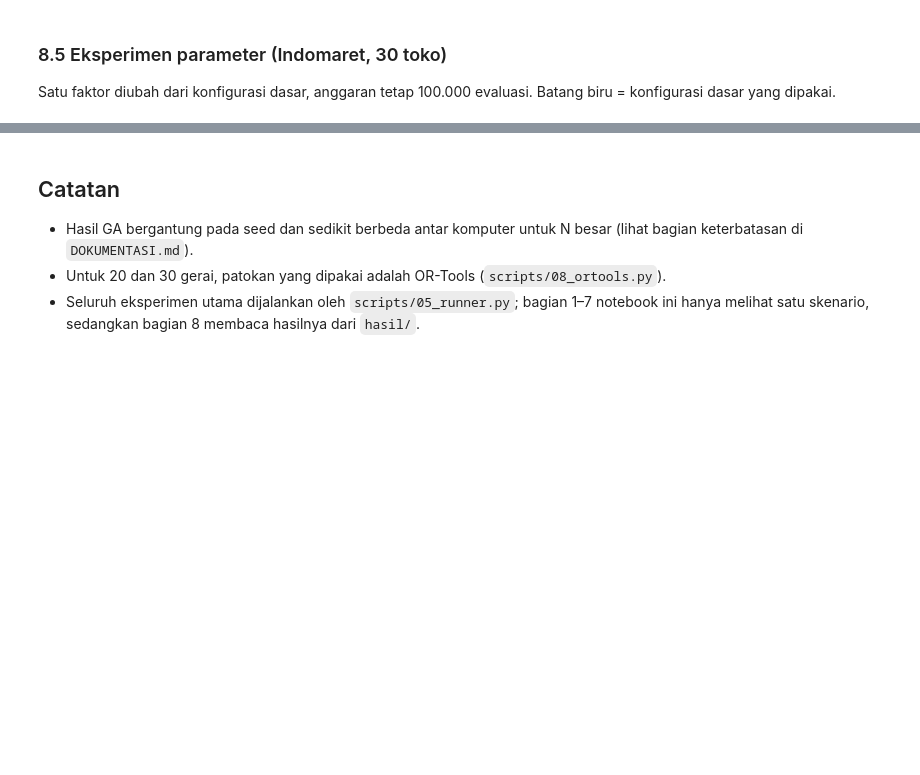
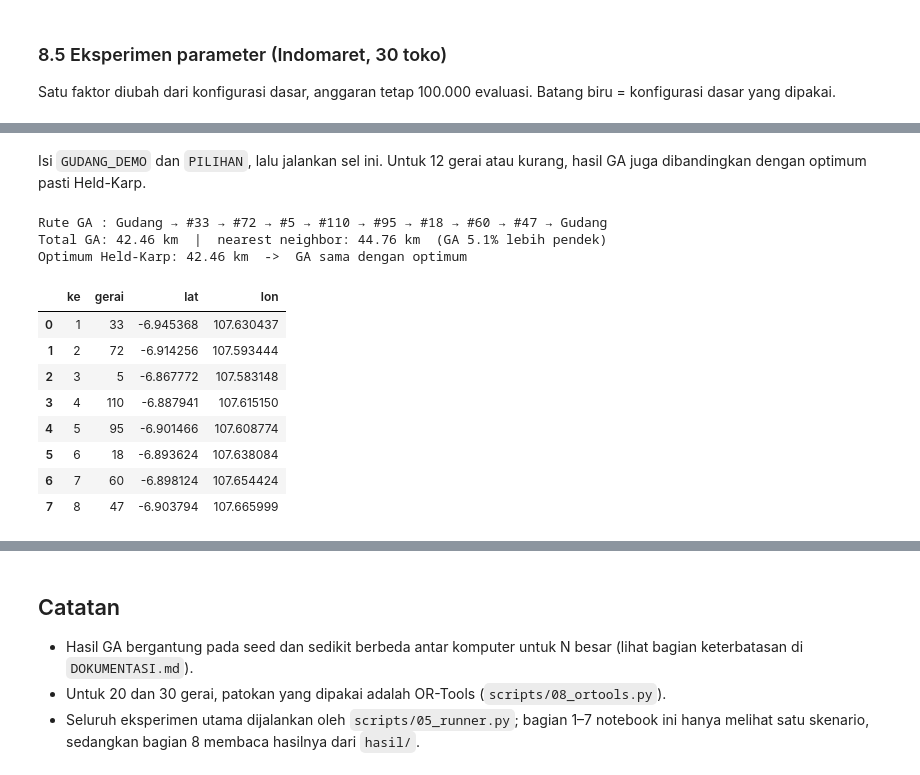
Before and after one commit to raenaldiardiansyah/Genetic-algorithm, a Jupyter notebook: ga_demo.ipynb, the cells around one changed output, grey strips where cells are left out. Drawn from its saved outputs; the diff is of its cells as text; code cells hidden in the pictures; blank space fills up the shorter version.

```diff
--- a/ga_demo.ipynb
+++ b/ga_demo.ipynb
@@ -321,0 +375,42 @@ plt.show()
+# %% [markdown]
+Isi `GUDANG_DEMO` dan `PILIHAN`, lalu jalankan sel ini. Untuk 12 gerai atau kurang, hasil GA juga dibandingkan
+dengan optimum pasti Held-Karp.
+# %%
+GUDANG_DEMO = 1                               # 1 = Timur (Gedebage), 2 = Barat (Kopo), 3 = Utara (Setiabudi)
+PILIHAN = [5, 18, 33, 47, 60, 72, 95, 110]    # nomor gerai dari peta di atas
+
+assert GUDANG_DEMO in (1, 2, 3), "GUDANG_DEMO harus 1, 2, atau 3"
+assert len(PILIHAN) >= 2 and len(set(PILIHAN)) == len(PILIHAN), "Pilih minimal 2 gerai, tanpa nomor ganda"
+assert all(1 <= p <= len(gerai_df) for p in PILIHAN), f"Nomor gerai harus 1 sampai {len(gerai_df)}"
+
+baris_toko = [konfig.JUMLAH_GUDANG + p - 1 for p in PILIHAN]   # matriks: 3 gudang dulu, lalu gerai
+Dd = submatriks(D_demo, GUDANG_DEMO - 1, baris_toko)
+rute_demo, km_demo, _ = jalankan_ga(Dd, konfig.UKURAN_POP, konfig.GENERASI, seed=1)
+rute_nn_demo, km_nn_demo = nearest_neighbor(Dd)
+
+nama = lambda i: "Gudang" if i == 0 else f"#{PILIHAN[i - 1]}"
+print("Rute GA :", " → ".join(nama(i) for i in [0, *rute_demo, 0]))
+print(f"Total GA: {km_demo:.2f} km  |  nearest neighbor: {km_nn_demo:.2f} km  "
+      f"(GA {100 * (km_nn_demo - km_demo) / km_nn_demo:.1f}% lebih pendek)")
+if len(PILIHAN) <= 12:
+    _, km_hk_demo = held_karp(Dd)
+    selisih = 100 * (km_demo - km_hk_demo) / km_hk_demo
+    print(f"Optimum Held-Karp: {km_hk_demo:.2f} km  ->  "
+          + ("GA sama dengan optimum" if selisih < 1e-9 else f"GA {selisih:.2f}% di atas optimum"))
+
+urutan = pd.DataFrame({"ke": range(1, len(rute_demo) + 1), "gerai": [PILIHAN[i - 1] for i in rute_demo]})
+urutan[["lat", "lon"]] = gerai_df.iloc[urutan.gerai - 1][["lat", "lon"]].values
+display(urutan)
+# %% [output]
+Rute GA : Gudang → #33 → #72 → #5 → #110 → #95 → #18 → #60 → #47 → Gudang
+Total GA: 42.46 km  |  nearest neighbor: 44.76 km  (GA 5.1% lebih pendek)
+Optimum Held-Karp: 42.46 km  ->  GA sama dengan optimum
+|  | ke | gerai | lat | lon |
+| 0 | 1 | 33 | -6.945368 | 107.630437 |
+| 1 | 2 | 72 | -6.914256 | 107.593444 |
+| 2 | 3 | 5 | -6.867772 | 107.583148 |
+| 3 | 4 | 110 | -6.887941 | 107.615150 |
+| 4 | 5 | 95 | -6.901466 | 107.608774 |
+| 5 | 6 | 18 | -6.893624 | 107.638084 |
+| 6 | 7 | 60 | -6.898124 | 107.654424 |
+| 7 | 8 | 47 | -6.903794 | 107.665999 |
```
Also changed, not shown: parts of 9 cells of this notebook.
